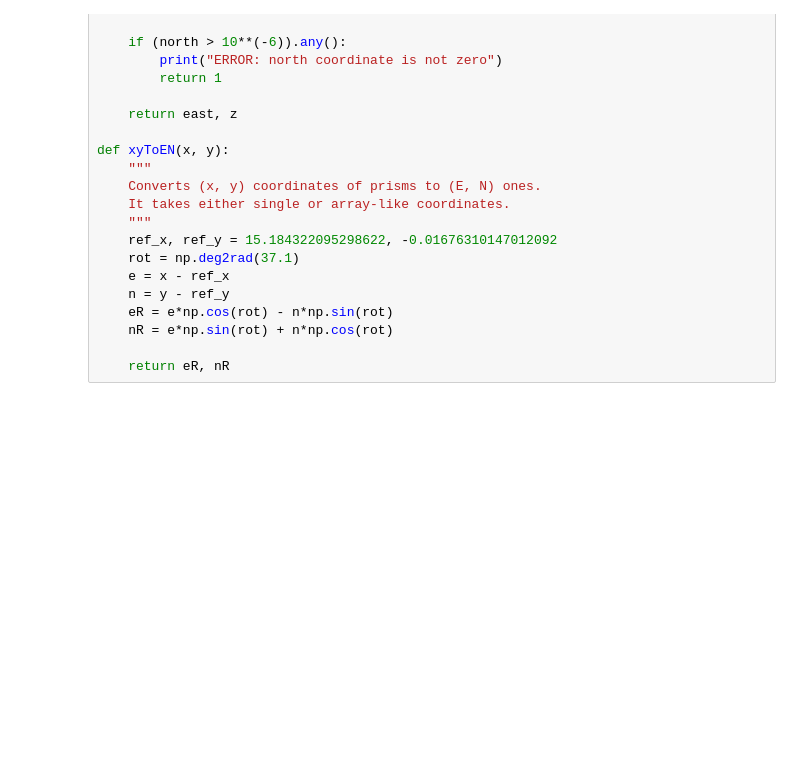
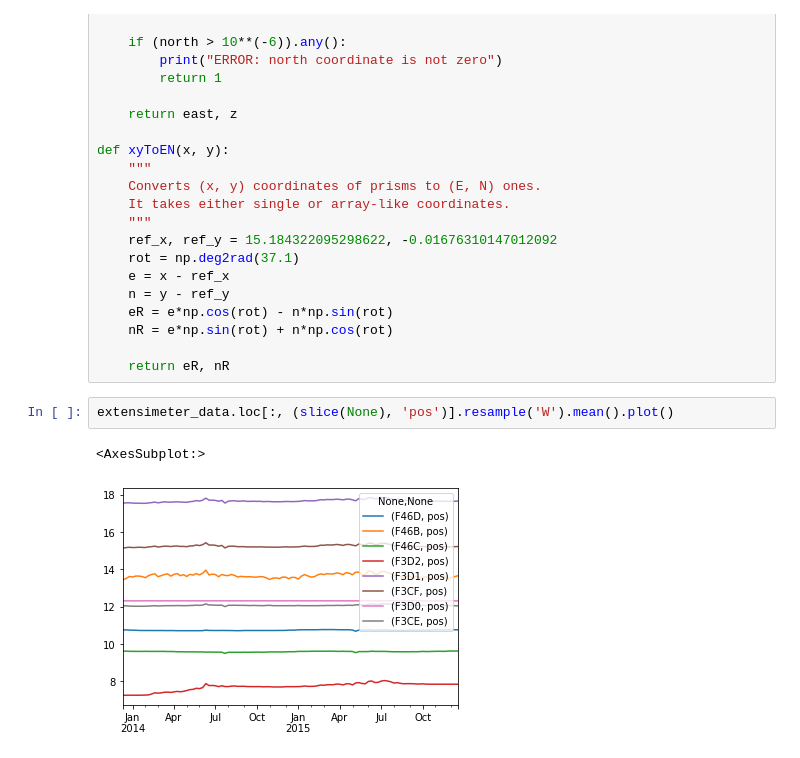
Before and after one commit to carloresta/baptistery-data, a Jupyter notebook: testing.ipynb, the cells around one changed output. Cells and saved outputs as stored; diff of their text form; blank space fills up the shorter version.

Commit message:
First implementation of crack plots

```diff
--- a/testing.ipynb
+++ b/testing.ipynb
@@ -164,3 +164,8 @@ def xyToEN(x, y):
     nR = e*np.sin(rot) + n*np.cos(rot)
 
     return eR, nR
+# %%
+extensimeter_data.loc[:, (slice(None), 'pos')].resample('W').mean().plot()
+# %% [output]
+<AxesSubplot:>
+[figure, added]
```
Also changed, not shown: parts of 17 cells of this notebook, 2 other files.
